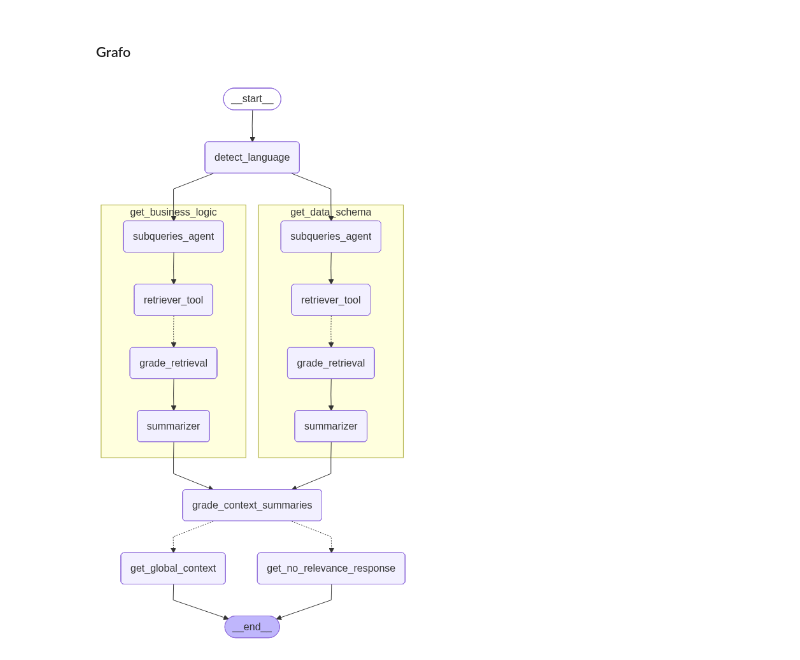
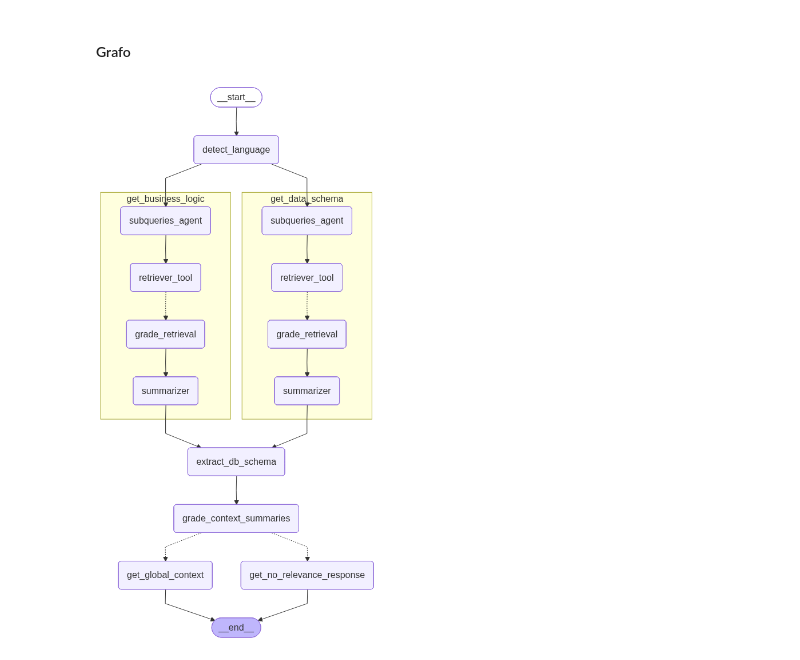
Before and after one commit to grimbano/ucm-tfm-grupo-4, a Jupyter notebook: notebooks/context_generator.ipynb, the cells around one changed output. Drawn from its saved outputs; the diff is of its cells as text; code cells hidden in the pictures.

Commit message:
feat(graph): :construction: [WIP] Mounting main graph

```diff
--- a/notebooks/context_generator.ipynb
+++ b/notebooks/context_generator.ipynb
@@ -2223,9 +2295,10 @@ Lo siento, pero no puedo responder a tu pregunta sobre el departamento con el sa
 class ContextGeneratorState(TypedDict):
     user_query: str
     language: str
-    context_generation_iterations: int
     business_logic: str
     data_schema: str
+    db_name: str
+    schema_name: str
     relevant_context: bool
     context: str
     context_retrieved_summary: str
@@ -2236,6 +2309,8 @@ class ContextGeneratorState(TypedDict):
 class ContextGeneratorOutputState(TypedDict):
     language: str
     relevant_context: bool
+    db_name: str
+    schema_name: str
     context: str
     no_relevant_context_msg: str
 # %% [markdown]
@@ -2250,7 +2325,6 @@ def detect_user_query_language(state: ContextGeneratorState):
     """
     print("---DEFINE LANGUAGE---")
     user_query = state['user_query']
-    context_generation_iterations = state.get('context_generation_iterations', 0)
 
     language = language_detector.invoke({
             'user_query': user_query
@@ -2258,7 +2332,27 @@ def detect_user_query_language(state: ContextGeneratorState):
 
     return {
         'language': language,
-        'context_generation_iterations': context_generation_iterations + 1,
+    }
+
+
+def extract_db_schema(state: MdlState):
+    """
+    Extracts the database and schema names from the summarized schema text.
+
+    Args:
+        state (dict): The current graph state.
+    """
+    print("---DB/SCHEMA EXTRACTION---")
+
+    data_schema = state['data_schema']
+
+    db_schema_params = params_extractor.invoke({
+        'data_schema': data_schema
+    })
+
+    return {
+        'db_name': db_schema_params.db_name,
+        'schema_name': db_schema_params.schema_name,
     }
 
 
@@ -2369,32 +2463,34 @@ def route_context_relevance(state: ContextGeneratorState) -> Literal['get_global
 # %%
 context_generation_graph = StateGraph(
     state_schema= ContextGeneratorState,
     input_schema= ContextGeneratorState,
     output_schema= ContextGeneratorOutputState
 )
 
 context_generation_graph.add_node('detect_language', detect_user_query_language)
 context_generation_graph.add_node('get_business_logic', business_logic_graph)
 context_generation_graph.add_node('get_data_schema', mdl_graph)
+context_generation_graph.add_node('extract_db_schema', extract_db_schema)
 context_generation_graph.add_node('grade_context_summaries', grade_context_summaries)
 context_generation_graph.add_node('get_global_context', generate_global_context)
 context_generation_graph.add_node('get_no_relevance_response', generate_no_context_response)
 
 context_generation_graph.add_edge(START, 'detect_language')
 context_generation_graph.add_edge('detect_language', 'get_business_logic')
 context_generation_graph.add_edge('detect_language', 'get_data_schema')
-context_generation_graph.add_edge('get_business_logic', 'grade_context_summaries')
-context_generation_graph.add_edge('get_data_schema', 'grade_context_summaries')
+context_generation_graph.add_edge('get_business_logic', 'extract_db_schema')
+context_generation_graph.add_edge('get_data_schema', 'extract_db_schema')
+context_generation_graph.add_edge('extract_db_schema', 'grade_context_summaries')
 context_generation_graph.add_conditional_edges('grade_context_summaries', route_context_relevance)
 context_generation_graph.add_edge('get_global_context', END)
 context_generation_graph.add_edge('get_no_relevance_response', END)
 
 
 context_generation_graph = context_generation_graph.compile()
 
 display(Image(context_generation_graph.get_graph(xray=1).draw_mermaid_png()))
 # %% [output]
-[figure, old version]
+[figure, new version]
 # %%
 user_query = 'Dime las ventas del último trimestre detallas por categorías de producto.'
 
```
Also changed, not shown: parts of 24 cells of this notebook, 22 other files.
